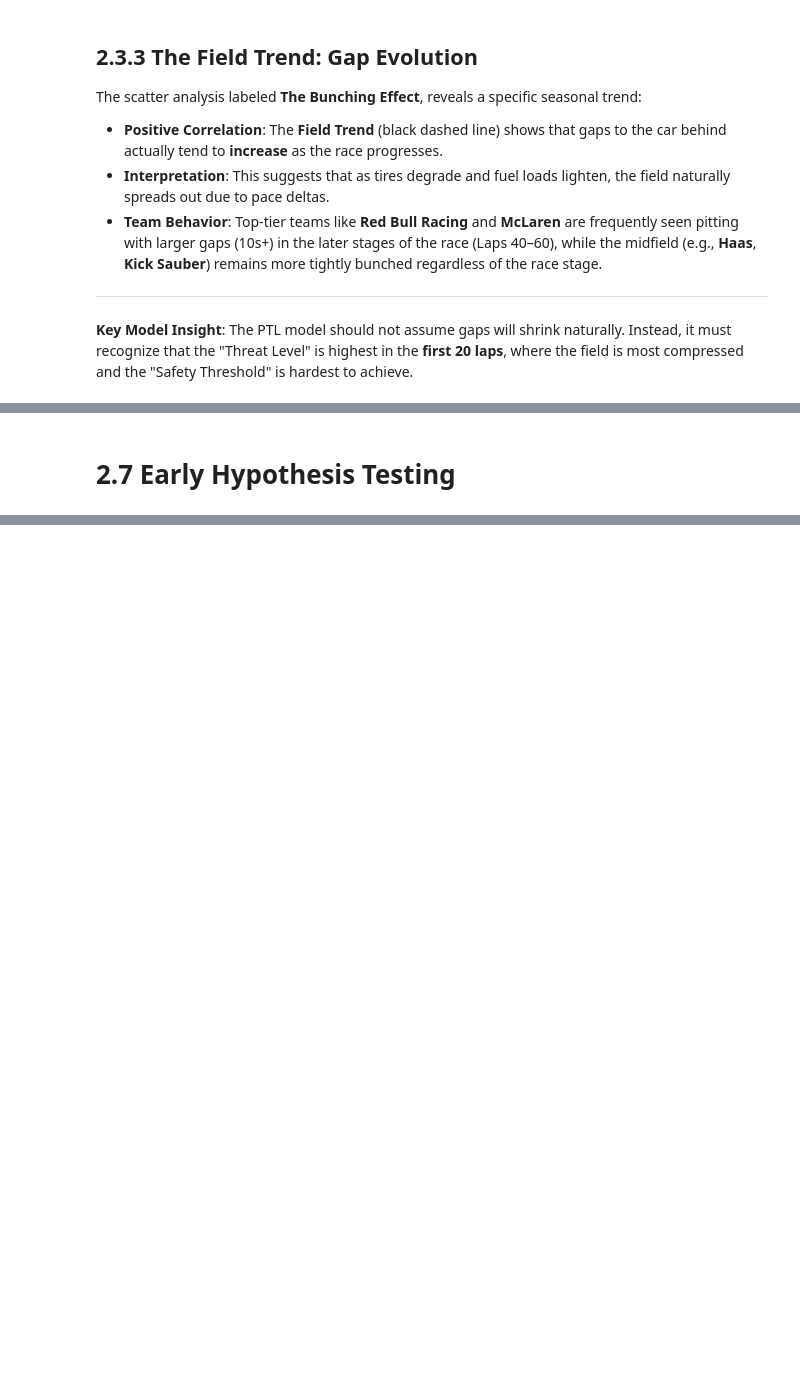
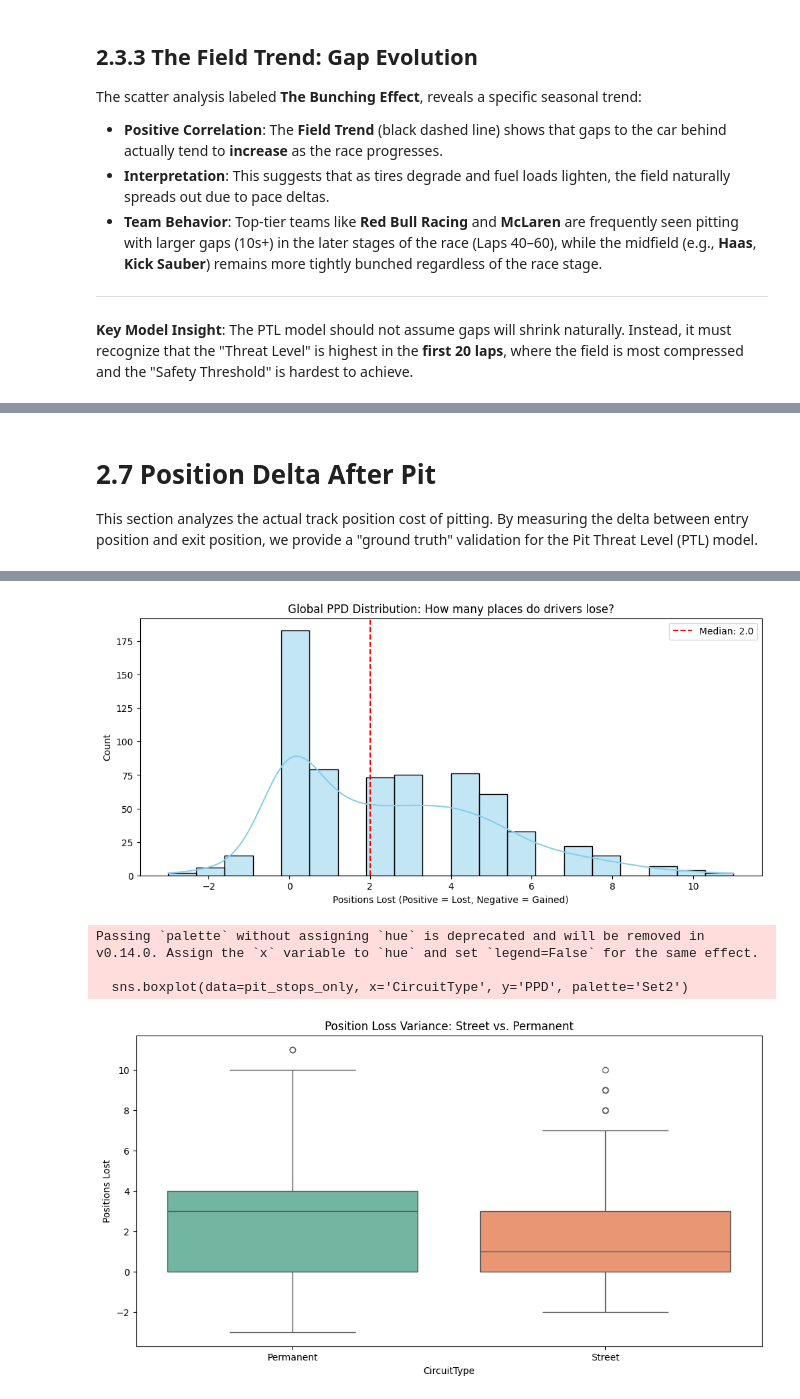
Before and after one commit to aventurtyme/f1-pit-strategy, a Jupyter notebook: notebooks/02_eda.ipynb, the cells around one changed output, grey strips where cells are left out. Drawn from its saved outputs; the diff is of its cells as text; code cells hidden in the pictures; blank space fills up the shorter version.

```diff
--- a/notebooks/02_eda.ipynb
+++ b/notebooks/02_eda.ipynb
@@ -404,2 +697,44 @@ The scatter analysis labeled **The Bunching Effect**, reveals a specific seasona
 # %% [markdown]
-# 2.7 Early Hypothesis Testing
+# 2.7 Position Delta After Pit
+This section analyzes the actual track position cost of pitting. By measuring the delta between entry position and exit position, we provide a "ground truth" validation for the Pit Threat Level (PTL) model.
+# %%
+# 1. Calculate PPD: Position after pit - Position before pit
+# A positive number means positions were LOST (e.g., 2nd -> 10th = PPD of 8)
+# We find the position on the lap AFTER the pit stop lap
+df_eda['Position_Next'] = df_eda.groupby(['Round', 'Driver'])['Position'].shift(-1)
+pit_stops_only = df_eda[df_eda['PitInTime'].notna()].copy()
+pit_stops_only['PPD'] = pit_stops_only['Position_Next'] - pit_stops_only['Position']
+
+# 2. Distribution Analysis
+median_ppd = pit_stops_only['PPD'].median()
+p90_ppd = pit_stops_only['PPD'].quantile(0.90)
+
+print(f"Median Position Loss: {median_ppd}")
+print(f"90th Percentile Position Loss: {p90_ppd}")
+
+# 3. Visualizing PPD Distribution
+plt.figure(figsize=(12, 5))
+sns.histplot(pit_stops_only['PPD'], bins=20, kde=True, color='skyblue')
+plt.axvline(median_ppd, color='red', linestyle='--', label=f'Median: {median_ppd}')
+plt.title('Global PPD Distribution: How many places do drivers lose?')
+plt.xlabel('Positions Lost (Positive = Lost, Negative = Gained)')
+plt.legend()
+plt.show()
+
+# 4. PPD by Circuit Type
+plt.figure(figsize=(12, 6))
+sns.boxplot(data=pit_stops_only, x='CircuitType', y='PPD', palette='Set2')
+plt.title('Position Loss Variance: Street vs. Permanent')
+plt.ylabel('Positions Lost')
+plt.show()
+
+# 5. PPD vs. Gap Behind (The PTL Signal Validation)
+plt.figure(figsize=(10, 6))
+sns.scatterplot(data=pit_stops_only, x='gap_to_car_behind', y='PPD', alpha=0.5)
+plt.axhline(0, color='black', linestyle=':')
+plt.title('Does a larger Gap Behind prevent Position Loss?')
+plt.xlabel('Gap to Car Behind at Pit Entry (Seconds)')
+plt.ylabel('Post-Pit Position Delta')
+plt.xlim(0, 40) # Focus on relevant pit windows
+plt.show()
+# %% [output]
@@ -405,0 +743,5 @@ The scatter analysis labeled **The Bunching Effect**, reveals a specific seasona
+[figure, added]
+Passing `palette` without assigning `hue` is deprecated and will be removed in v0.14.0. Assign the `x` variable to `hue` and set `legend=False` for the same effect.
+
+  sns.boxplot(data=pit_stops_only, x='CircuitType', y='PPD', palette='Set2')
+[figure, added]
```
Also changed, not shown: parts of 29 cells of this notebook, 1 other file.
